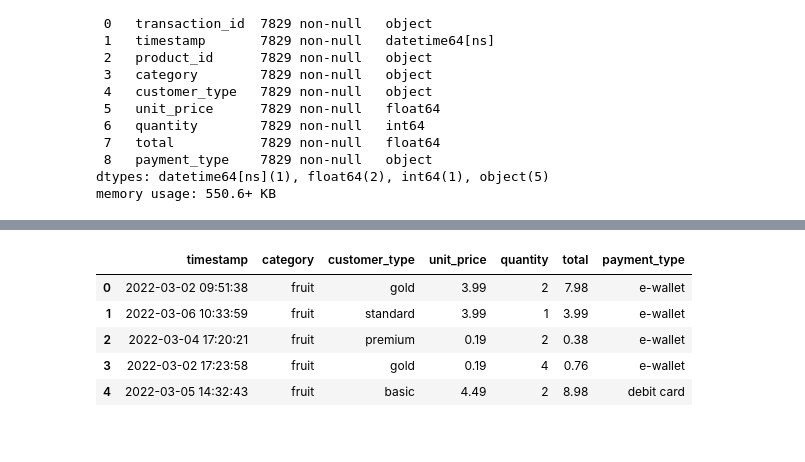
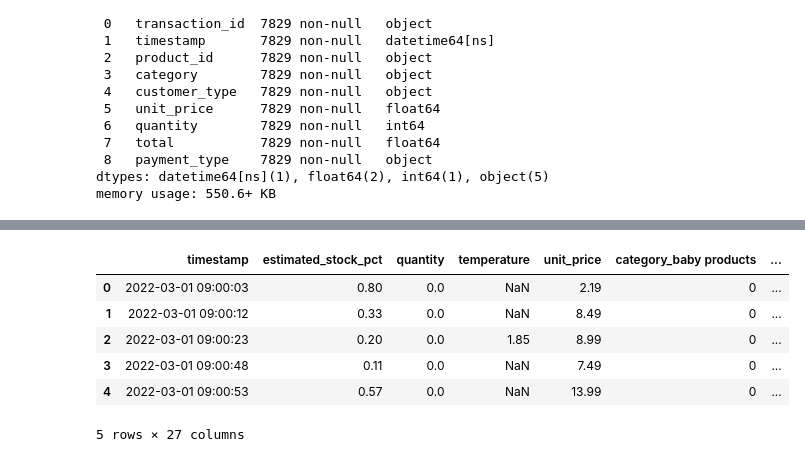
Before and after one commit to DOMINION-JOHN1/Cognizant_artificial_intelligence_project, a Jupyter notebook: cognizant_AI_project.ipynb, the cells around one changed output, grey strips where cells are left out. Cells and saved outputs as stored; diff of their text form; code cells hidden in the pictures.

Commit message:
feature engineering of alot columns

```diff
--- a/cognizant_AI_project.ipynb
+++ b/cognizant_AI_project.ipynb
@@ -139,0 +271,9 @@ df
+# %%
+product_categories = sales_df[['product_id', 'category']]
+product_categories = product_categories.drop_duplicates()
+
+product_price = sales_df[['product_id', 'unit_price']]
+product_price = product_price.drop_duplicates()
+# %%
+merged_df = merged_df.merge(product_categories, on="product_id", how="left")
+merged_df.head()
@@ -139,0 +287,3 @@ df
+# %%
+merged_df = merged_df.merge(product_price, on="product_id", how="left")
+merged_df.head()
@@ -139,0 +314,3 @@ df
+# %%
+merged_df = pd.get_dummies(merged_df, columns=['category'])
+merged_df.head()
@@ -140,10 +345,11 @@ df
 # %%
-df.drop(columns=['product_id','transaction_id'], inplace=True)
-df.head()
+merged_df.drop(columns=['product_id'], inplace=True)
+merged_df.head()
 # %% [output]
-|  | timestamp | category | customer_type | unit_price | quantity | total | payment_type |
-| 0 | 2022-03-02 09:51:38 | fruit | gold | 3.99 | 2 | 7.98 | e-wallet |
-| 1 | 2022-03-06 10:33:59 | fruit | standard | 3.99 | 1 | 3.99 | e-wallet |
-| 2 | 2022-03-04 17:20:21 | fruit | premium | 0.19 | 2 | 0.38 | e-wallet |
-| 3 | 2022-03-02 17:23:58 | fruit | gold | 0.19 | 4 | 0.76 | e-wallet |
-| 4 | 2022-03-05 14:32:43 | fruit | basic | 4.49 | 2 | 8.98 | debit card |
+|  | timestamp | estimated_stock_pct | quantity | temperature | unit_price | category_baby products | ... |
+| 0 | 2022-03-01 09:00:03 | 0.80 | 0.0 | NaN | 2.19 | 0 | ... |
+| 1 | 2022-03-01 09:00:12 | 0.33 | 0.0 | NaN | 8.49 | 0 | ... |
+| 2 | 2022-03-01 09:00:23 | 0.20 | 0.0 | 1.85 | 8.99 | 0 | ... |
+| 3 | 2022-03-01 09:00:48 | 0.11 | 0.0 | NaN | 7.49 | 0 | ... |
+| 4 | 2022-03-01 09:00:53 | 0.57 | 0.0 | NaN | 13.99 | 0 | ... |
+5 rows × 27 columns
```
Also changed, not shown: parts of 43 cells of this notebook.
